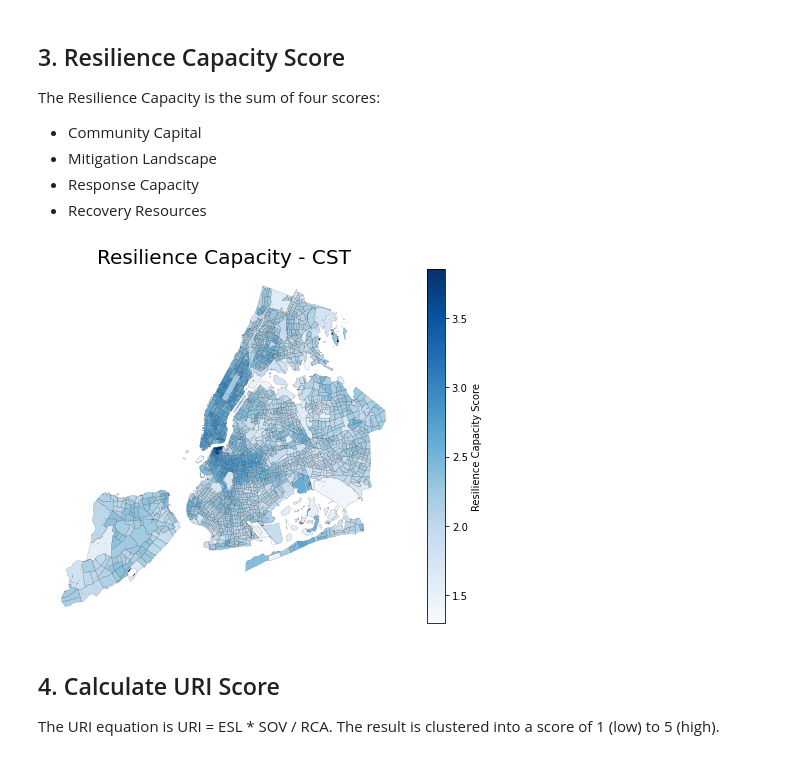
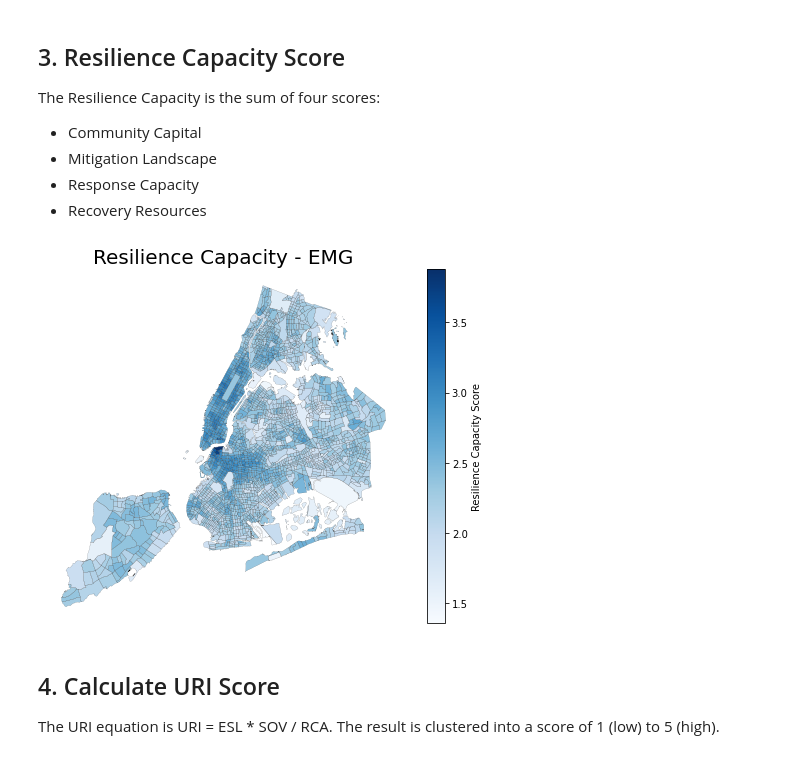
Before and after one commit to NYCEM-GIS/urban-risk-index, a Jupyter notebook: NOTEBOOKS/CALC_URI_EMG_1.ipynb, the cells around one changed output. Cells and saved outputs as stored; diff of their text form; code cells hidden in the pictures.

```diff
--- a/NOTEBOOKS/CALC_URI_EMG_1.ipynb
+++ b/NOTEBOOKS/CALC_URI_EMG_1.ipynb
@@ -67,11 +67,11 @@ The Resilience Capacity is the sum of four scores:
 # %%
 path_RCA = params.PATHNAMES.at['OUTPUTS_folder', 'Value'] + r'\\RCA\RCA_{}_tract.shp'.format(hazard_name)
 gdf_RCA = gpd.read_file(path_RCA)
 RCA = URI.RCA(hazard_name=hazard_name, map_tract=gdf_RCA)
 #
-plotting.plot_RCA_nb('CST', RCA.RCA_map)
+plotting.plot_RCA_nb('{}'.format(hazard_name), RCA.RCA_map)
 # %% [output]
-[figure, old version]
+[figure, new version]
 # %% [markdown]
 ## 4. Calculate URI Score
 The URI equation is URI = ESL * SOV / RCA.  The result is clustered into a score of 1 (low) to 5 (high).
```
Also changed, not shown: parts of 4 cells of this notebook, 22 other files.
